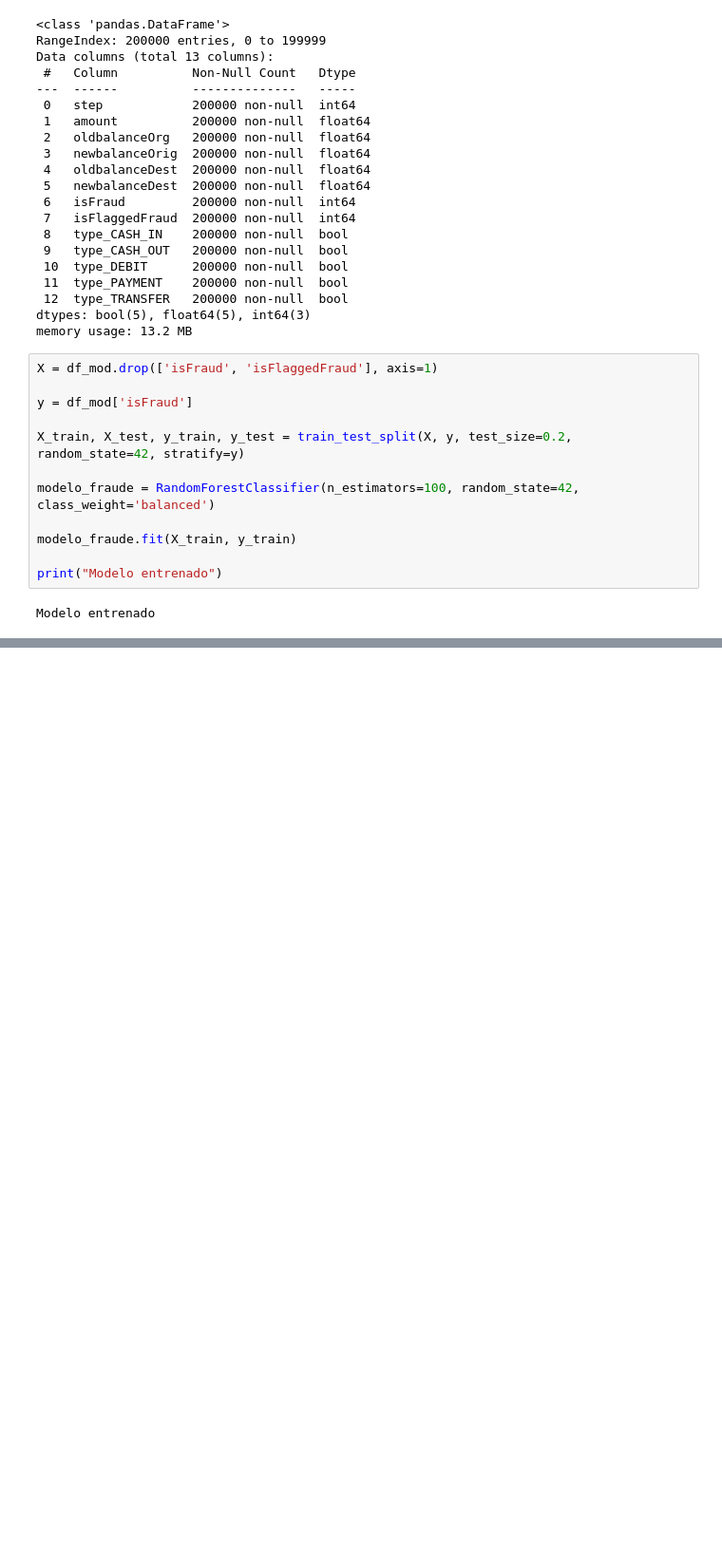
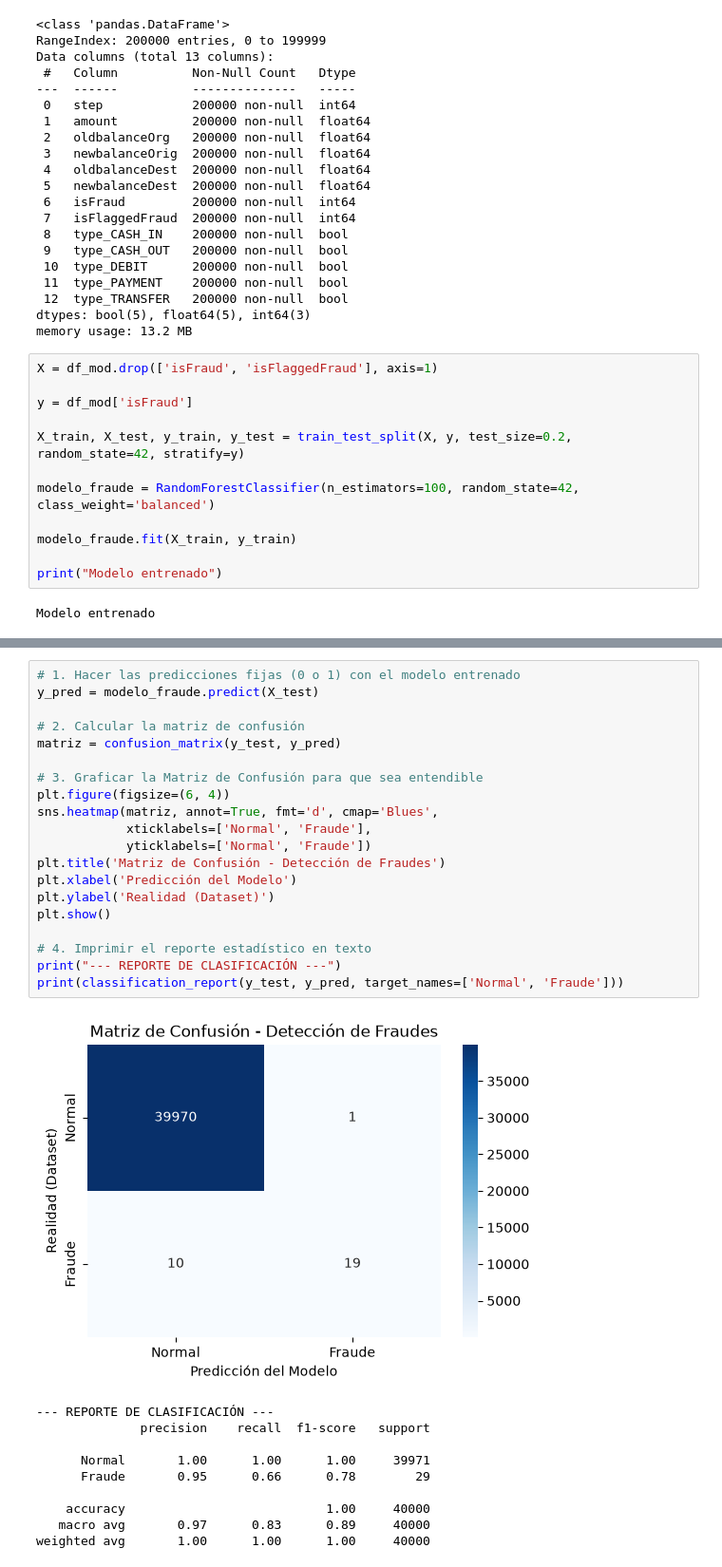
Before and after one commit to MaximoVeron/tp_final_py_veron_garrido_aguero, a Jupyter notebook: model/model_main.ipynb, the cells around one changed output, grey strips where cells are left out. Shown at 95% size. Drawn from its saved outputs; the diff is of its cells as text; blank space fills up the shorter version.

Commit message:
medidas de error del modelo

```diff
--- a/model/model_main.ipynb
+++ b/model/model_main.ipynb
@@ -119,0 +130,31 @@ display(df_resultados[df_resultados["Nivel_Alerta"]=="Probable / Sospechosa"])
+# %%
+# 1. Hacer las predicciones fijas (0 o 1) con el modelo entrenado
+y_pred = modelo_fraude.predict(X_test)
+
+# 2. Calcular la matriz de confusión
+matriz = confusion_matrix(y_test, y_pred)
+
+# 3. Graficar la Matriz de Confusión para que sea entendible
+plt.figure(figsize=(6, 4))
+sns.heatmap(matriz, annot=True, fmt='d', cmap='Blues',
+            xticklabels=['Normal', 'Fraude'],
+            yticklabels=['Normal', 'Fraude'])
+plt.title('Matriz de Confusión - Detección de Fraudes')
+plt.xlabel('Predicción del Modelo')
+plt.ylabel('Realidad (Dataset)')
+plt.show()
+
+# 4. Imprimir el reporte estadístico en texto
+print("--- REPORTE DE CLASIFICACIÓN ---")
+print(classification_report(y_test, y_pred, target_names=['Normal', 'Fraude']))
+# %% [output]
+[figure, added]
+--- REPORTE DE CLASIFICACIÓN ---
+              precision    recall  f1-score   support
+
+      Normal       1.00      1.00      1.00     39971
+      Fraude       0.95      0.66      0.78        29
+
+    accuracy                           1.00     40000
+   macro avg       0.97      0.83      0.89     40000
+weighted avg       1.00      1.00      1.00     40000
```
Also changed, not shown: parts of 6 cells of this notebook.
